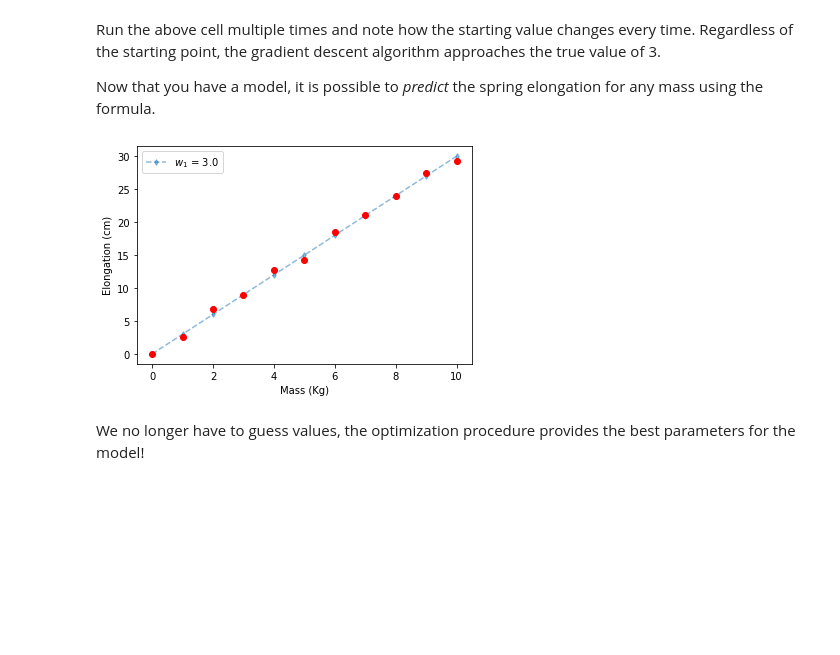
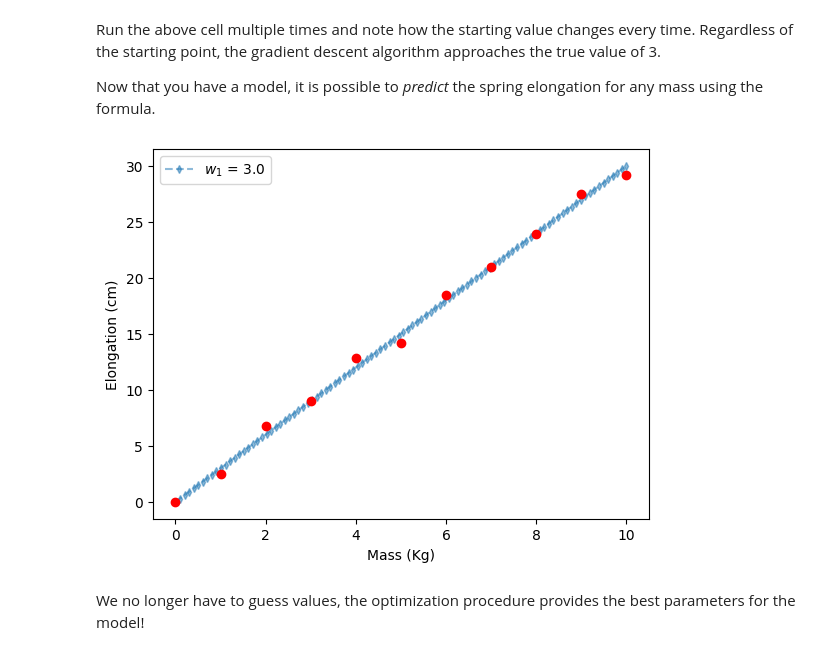
Before and after one commit to dguari1/AIforMovementScience, a Jupyter notebook: 03.01 - Introduction to Linear Regression and Machine Learning.ipynb, the cells around one changed output. Cells and saved outputs as stored; diff of their text form; code cells hidden in the pictures; blank space fills up the shorter version.

```diff
--- a/03.01 - Introduction to Linear Regression and Machine Learning.ipynb
+++ b/03.01 - Introduction to Linear Regression and Machine Learning.ipynb
@@ -334,14 +334,15 @@ Now that you have a model, it is possible to *predict* the spring elongation for
 # %%
 x = np.array([0,1,2,3,4,5,6,7,8,9,10])
 y = np.array([0,2.5,6.8, 9.0 ,12.8,14.2,18.5,21.0,23.9,27.5,29.2])
-plt.plot(x,w_est[-1]*x, 'd--', markersize=4, alpha=0.5,label=f'$w_1$ = {np.round(w_est[-1])}')
+new_x = np.linspace(0,10,100)
+plt.plot(new_x,w_est[-1]*new_x, 'd--', markersize=4, alpha=0.5,label=f'$w_1$ = {np.round(w_est[-1])}')
 plt.plot(x,y, 'o', color='red')
 plt.xlabel('Mass (Kg)')
 plt.ylabel('Elongation (cm)')
 plt.legend()
 plt.show();
 # %% [output]
-[figure, old version]
+[figure, new version]
 # %% [markdown]
 We no longer have to guess values, the optimization procedure provides the best parameters for the model!
 # %% [markdown]
```
Also changed, not shown: parts of 3 cells of this notebook, 6 other files.
